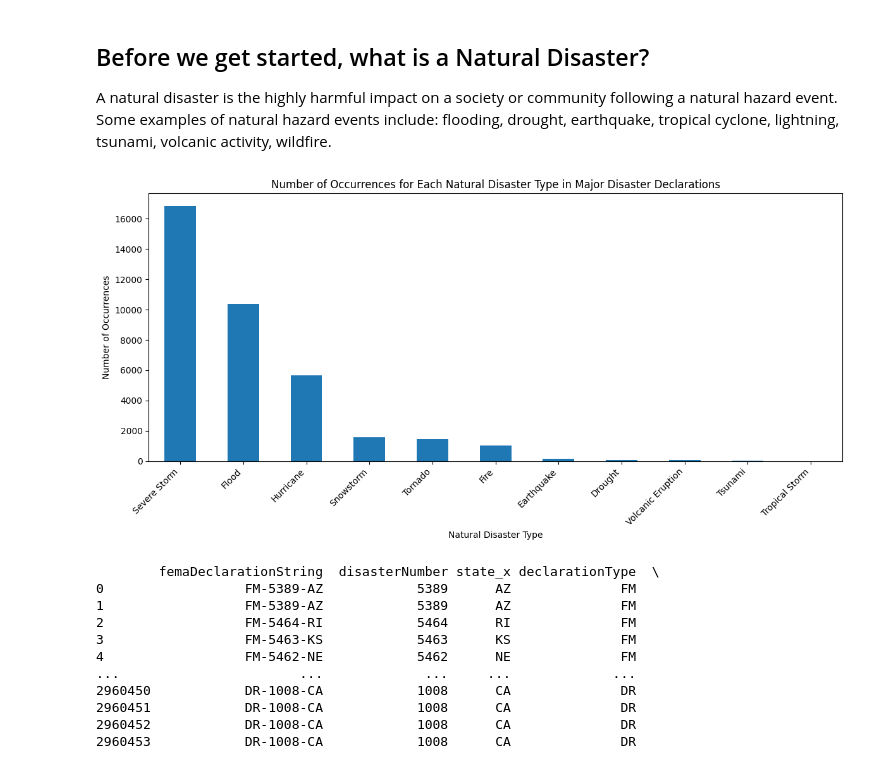
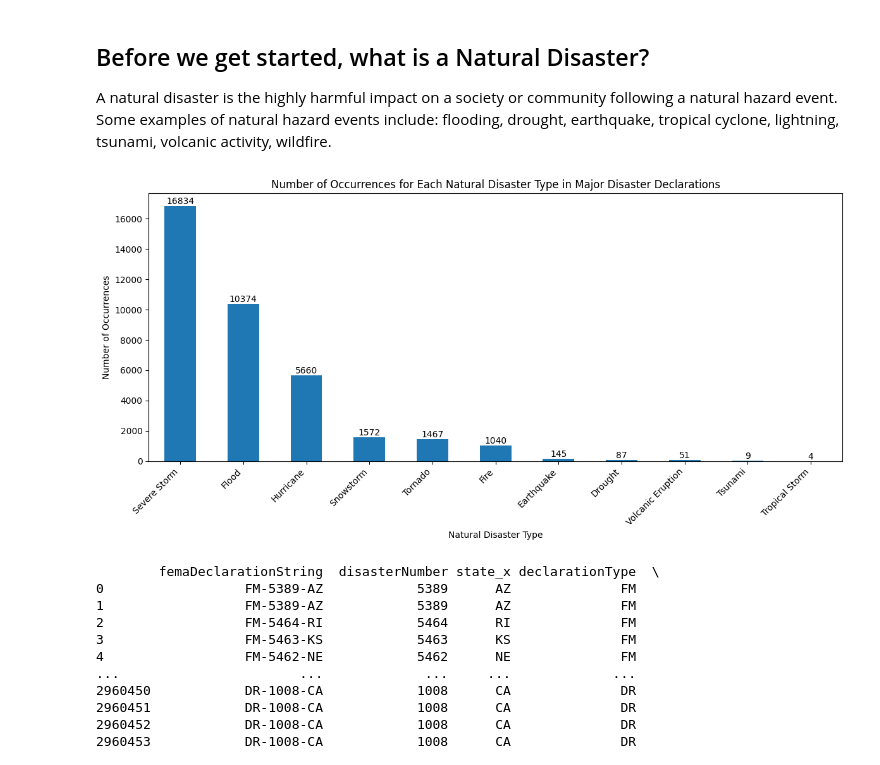
Before and after one commit to IT4063C-Fall23/final-project-StevenHatton, a Jupyter notebook: source.ipynb, the cells around one changed output. Drawn from its saved outputs; the diff is of its cells as text; code cells hidden in the pictures.

Commit message:
4 Charts

```diff
--- a/source.ipynb
+++ b/source.ipynb
@@ -147,33 +147,38 @@ A natural disaster is the highly harmful impact on a society or community follow
 # %%
 import pandas as pd
 import matplotlib.pyplot as plt
 
 filePath = 'data/FEMA_DataSets/DisasterDeclarationsSummaries.csv'
 data = pd.read_csv(filePath)
 
 # Define a list of incident types considered as natural disasters
 natural_disasters = [
     'Hurricane', 'Tornado', 'Severe Storm', 'High Water', 'Wind-driven Water',
     'Tidal Wave', 'Tsunami', 'Tropical Storm', 'Earthquake', 'Volcanic Eruption', 'Landslide',
     'Mudslide', 'Snowstorm', 'Drought', 'Fire', 'Flood'
 ]
 
 # Filter data to include only Major Disaster Declarations (declarationType = 'DR') caused by nature
 nature_major_disasters = data[(data['declarationType'] == 'DR') & (data['incidentType'].isin(natural_disasters))]
 
 # Count occurrences of each incident type within Major Disaster Declarations caused by nature
 incident_counts = nature_major_disasters['incidentType'].value_counts()
 
 plt.figure(figsize=(12, 6))
-incident_counts.plot(kind='bar')
+bars = incident_counts.plot(kind='bar')
 plt.title('Number of Occurrences for Each Natural Disaster Type in Major Disaster Declarations')
 plt.xlabel('Natural Disaster Type')
 plt.ylabel('Number of Occurrences')
 plt.xticks(rotation=45, ha='right')
 plt.tight_layout()
+
+# Annotate each bar with its count
+for bar in bars.patches:
+    plt.text(bar.get_x() + bar.get_width() / 2, bar.get_height(), f'{bar.get_height()}', ha='center', va='bottom')
+
 plt.show()
 # %% [output]
-[figure, old version]
+[figure, new version]
 # %%
 import pandas as pd
 
```
Also changed, not shown: parts of 3 cells of this notebook.
